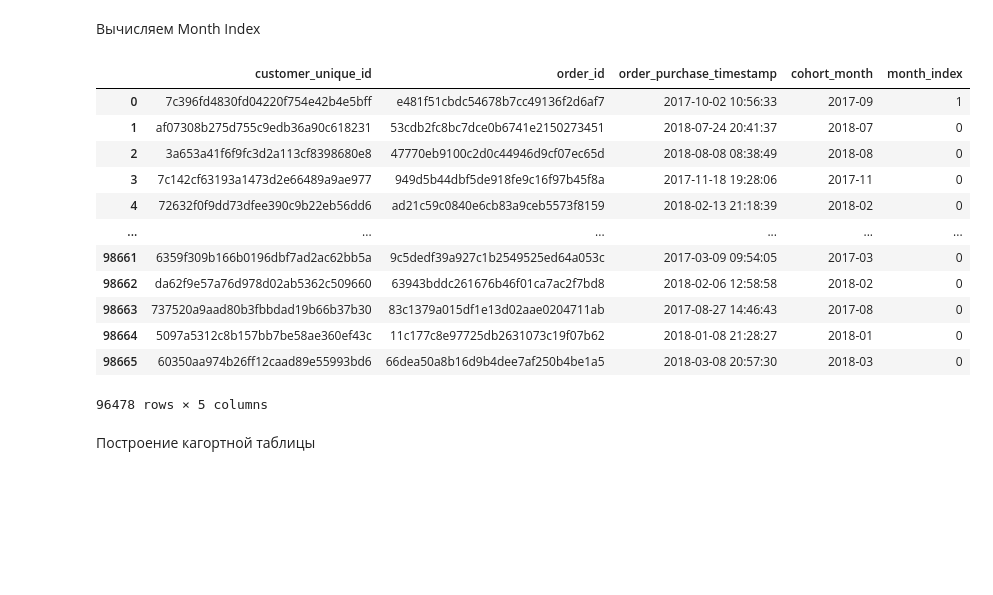
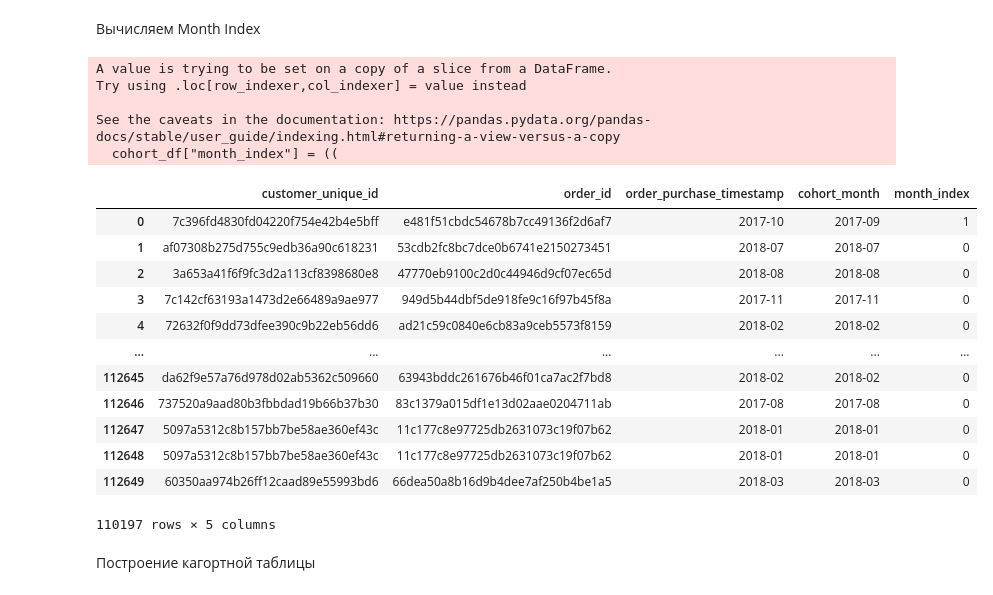
Before and after one commit to Ferrddd/Python-lab3, a Jupyter notebook: main.ipynb, the cells around one changed output. Saved outputs shown, nothing was run; the diff lists cells and outputs as text; code cells hidden in the pictures; blank space fills up the shorter version.

```diff
--- a/main.ipynb
+++ b/main.ipynb
@@ -4,11 +9,11 @@ import numpy as np
 # %% [markdown]
 # Загрузка данных
 # %%
-orders     = pd.read_csv("data/olist_orders_dataset.csv")
-items      = pd.read_csv("data/olist_order_items_dataset.csv")
-products   = pd.read_csv("data/olist_products_dataset.csv")
-customers  = pd.read_csv("data/olist_customers_dataset.csv")
-cat_trans  = pd.read_csv("data/product_category_name_translation.csv")
+orders     = pd.read_csv("drive/MyDrive/python-lab3-data/olist_orders_dataset.csv")
+items      = pd.read_csv("drive/MyDrive/python-lab3-data/olist_order_items_dataset.csv")
+products   = pd.read_csv("drive/MyDrive/python-lab3-data/olist_products_dataset.csv")
+customers  = pd.read_csv("drive/MyDrive/python-lab3-data/olist_customers_dataset.csv")
+category  = pd.read_csv("drive/MyDrive/python-lab3-data/product_category_name_translation.csv")
 # %% [markdown]
 # Задание 1
 # %% [markdown]
@@ -16,8 +21,9 @@ cat_trans  = pd.read_csv("data/product_category_name_translation.csv")
 # %%
 #Добвляем в таблицу продуктов столбец с именами на английском
 products = products.merge(
-    cat_trans,
-    how="left"
+    category,
+    how="left",
+    on="product_category_name"
 )
 
 # заменяем пропуски на unknown
@@ -62,9 +69,16 @@ df = (
     orders
     .merge(order_agg, on="order_id", how="inner")
     .merge(customers, on="customer_id", how="left")
-    .merge(items, on="order_id", how="left")
+    .merge(
+        items,#.drop_duplicates("order_id").drop("freight_value", axis=1),
+        on="order_id", how="left"
+    )
     .merge(products, on="product_id", how="left")
 )
+
+cols_with_nan = df.columns[df.isna().any()]
+df[cols_with_nan] = df[cols_with_nan].fillna("unknown")
+
 df
 # %% [output]
 |  | order_id | customer_id | order_status | order_purchase_timestamp | order_approved_at | order_delivered_carrier_date | ... |
@@ -329,13 +359,16 @@ print(f"Отклонение от среднего: {(anomaly_val - mean_val):.2
 Создаем новую таблицу для кагорты и находим первый месяц покупки
 # %%
 cohort_df = df_delivered[["customer_unique_id", "order_id",
-                            "order_purchase_timestamp"]].copy()
+                            "order_purchase_timestamp"]]
+cohort_df["order_purchase_timestamp"] = (
+    cohort_df["order_purchase_timestamp"]
+    .dt.to_period("M")
+)
 
 cohort_df["cohort_month"] = (
     cohort_df
     .groupby("customer_unique_id")["order_purchase_timestamp"]
     .transform("min") # Для каждого покупателя оставляем только дату первой покупки
-    .dt.to_period("M")# Обрезаем значение даты до месяца
 )
 cohort_df
 # %% [output]
@@ -355,26 +398,30 @@ cohort_df
 # %% [markdown]
 Вычисляем Month Index
 # %%
-order_period = cohort_df["order_purchase_timestamp"].dt.to_period("M")
 cohort_df["month_index"] = ((
-    order_period - cohort_df["cohort_month"])
+    cohort_df["order_purchase_timestamp"]- cohort_df["cohort_month"])
     .apply(lambda x: x.n) # Из <n*MonthEnds> извлекаем только число месяцев
 )
 cohort_df
 # %% [output]
+A value is trying to be set on a copy of a slice from a DataFrame.
+Try using .loc[row_indexer,col_indexer] = value instead
+
+See the caveats in the documentation: https://pandas.pydata.org/pandas-docs/stable/user_guide/indexing.html#returning-a-view-versus-a-copy
+  cohort_df["month_index"] = ((
 |  | customer_unique_id | order_id | order_purchase_timestamp | cohort_month | month_index |
-| 0 | 7c396fd4830fd04220f754e42b4e5bff | e481f51cbdc54678b7cc49136f2d6af7 | 2017-10-02 10:56:33 | 2017-09 | 1 |
-| 1 | af07308b275d755c9edb36a90c618231 | 53cdb2fc8bc7dce0b6741e2150273451 | 2018-07-24 20:41:37 | 2018-07 | 0 |
-| 2 | 3a653a41f6f9fc3d2a113cf8398680e8 | 47770eb9100c2d0c44946d9cf07ec65d | 2018-08-08 08:38:49 | 2018-08 | 0 |
-| 3 | 7c142cf63193a1473d2e66489a9ae977 | 949d5b44dbf5de918fe9c16f97b45f8a | 2017-11-18 19:28:06 | 2017-11 | 0 |
-| 4 | 72632f0f9dd73dfee390c9b22eb56dd6 | ad21c59c0840e6cb83a9ceb5573f8159 | 2018-02-13 21:18:39 | 2018-02 | 0 |
+| 0 | 7c396fd4830fd04220f754e42b4e5bff | e481f51cbdc54678b7cc49136f2d6af7 | 2017-10 | 2017-09 | 1 |
+| 1 | af07308b275d755c9edb36a90c618231 | 53cdb2fc8bc7dce0b6741e2150273451 | 2018-07 | 2018-07 | 0 |
+| 2 | 3a653a41f6f9fc3d2a113cf8398680e8 | 47770eb9100c2d0c44946d9cf07ec65d | 2018-08 | 2018-08 | 0 |
+| 3 | 7c142cf63193a1473d2e66489a9ae977 | 949d5b44dbf5de918fe9c16f97b45f8a | 2017-11 | 2017-11 | 0 |
+| 4 | 72632f0f9dd73dfee390c9b22eb56dd6 | ad21c59c0840e6cb83a9ceb5573f8159 | 2018-02 | 2018-02 | 0 |
 | ... | ... | ... | ... | ... | ... |
-| 98661 | 6359f309b166b0196dbf7ad2ac62bb5a | 9c5dedf39a927c1b2549525ed64a053c | 2017-03-09 09:54:05 | 2017-03 | 0 |
-| 98662 | da62f9e57a76d978d02ab5362c509660 | 63943bddc261676b46f01ca7ac2f7bd8 | 2018-02-06 12:58:58 | 2018-02 | 0 |
-| 98663 | 737520a9aad80b3fbbdad19b66b37b30 | 83c1379a015df1e13d02aae0204711ab | 2017-08-27 14:46:43 | 2017-08 | 0 |
-| 98664 | 5097a5312c8b157bb7be58ae360ef43c | 11c177c8e97725db2631073c19f07b62 | 2018-01-08 21:28:27 | 2018-01 | 0 |
-| 98665 | 60350aa974b26ff12caad89e55993bd6 | 66dea50a8b16d9b4dee7af250b4be1a5 | 2018-03-08 20:57:30 | 2018-03 | 0 |
+| 112645 | da62f9e57a76d978d02ab5362c509660 | 63943bddc261676b46f01ca7ac2f7bd8 | 2018-02 | 2018-02 | 0 |
+| 112646 | 737520a9aad80b3fbbdad19b66b37b30 | 83c1379a015df1e13d02aae0204711ab | 2017-08 | 2017-08 | 0 |
+| 112647 | 5097a5312c8b157bb7be58ae360ef43c | 11c177c8e97725db2631073c19f07b62 | 2018-01 | 2018-01 | 0 |
+| 112648 | 5097a5312c8b157bb7be58ae360ef43c | 11c177c8e97725db2631073c19f07b62 | 2018-01 | 2018-01 | 0 |
+| 112649 | 60350aa974b26ff12caad89e55993bd6 | 66dea50a8b16d9b4dee7af250b4be1a5 | 2018-03 | 2018-03 | 0 |
-96478 rows × 5 columns
+110197 rows × 5 columns
 # %% [markdown]
 Построение кагортной таблицы
 # %%
```
Also changed, not shown: parts of 8 cells of this notebook.
